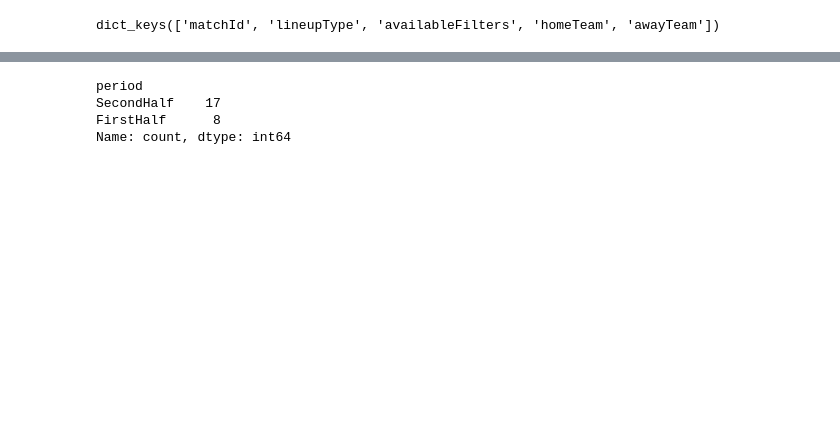
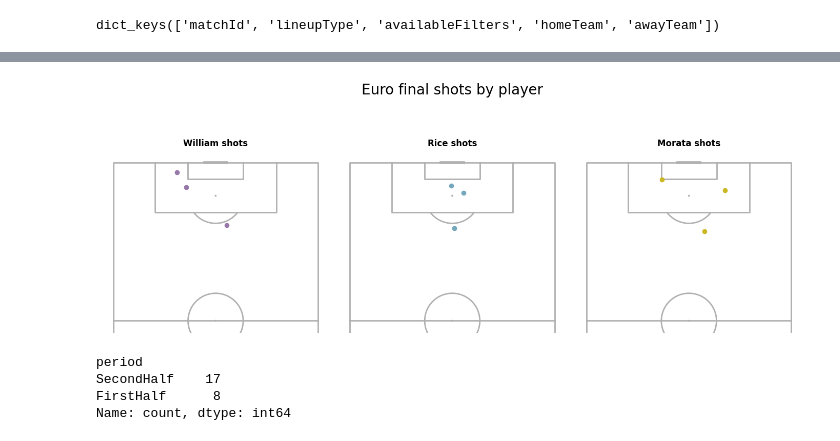
Before and after one commit to axelbol/euro24-final-analysis, a Jupyter notebook: shots.ipynb, the cells around one changed output, grey strips where cells are left out. Cells and saved outputs as stored; diff of their text form; code cells hidden in the pictures; blank space fills up the shorter version.

```diff
--- a/shots.ipynb
+++ b/shots.ipynb
@@ -387,0 +365,6 @@ plt.show()
+# %%
+# Spain players
+# 1st
+williams_1202110 = df_shots_euro_final24[df_shots_euro_final24.playerId == 1202110]
+# 3rd
+morata_213501 = df_shots_euro_final24[df_shots_euro_final24.playerId == 213501]
@@ -388 +386,24 @@ plt.show()
+# %%
+# England player
+rice_654096 = df_shots_euro_final24[df_shots_euro_final24.playerId == 654096]
+# %%
+# Top 3 shots by players
+fig, axs = plt.subplots(nrows=1, ncols=3, figsize=(14,6), tight_layout=False, constrained_layout=True)
+pitch = VerticalPitch(pitch_type='custom', pitch_length=105, pitch_width=68, half=True)
+pitch.draw(ax=axs[0])
+axs[0].set_title('William shots', fontweight='bold')
+pitch.draw(ax=axs[1])
+axs[1].set_title('Rice shots', fontweight='bold')
+pitch.draw(ax=axs[2])
+axs[2].set_title('Morata shots', fontweight='bold')
+
+pitch.scatter(williams_1202110.x, williams_1202110.y, c='#9778a9', ax=axs[0])
+pitch.scatter(rice_654096.x, rice_654096.y, c='#75a8bd', ax=axs[1])
+pitch.scatter(morata_213501.x, morata_213501.y, c='#cbb722', ax=axs[2])
+
+fig.suptitle('Euro final shots by player', fontsize=20)
+
+plt.show()
+# %% [output]
+[figure, added]
 # %%
```
Also changed, not shown: parts of 25 cells of this notebook.
